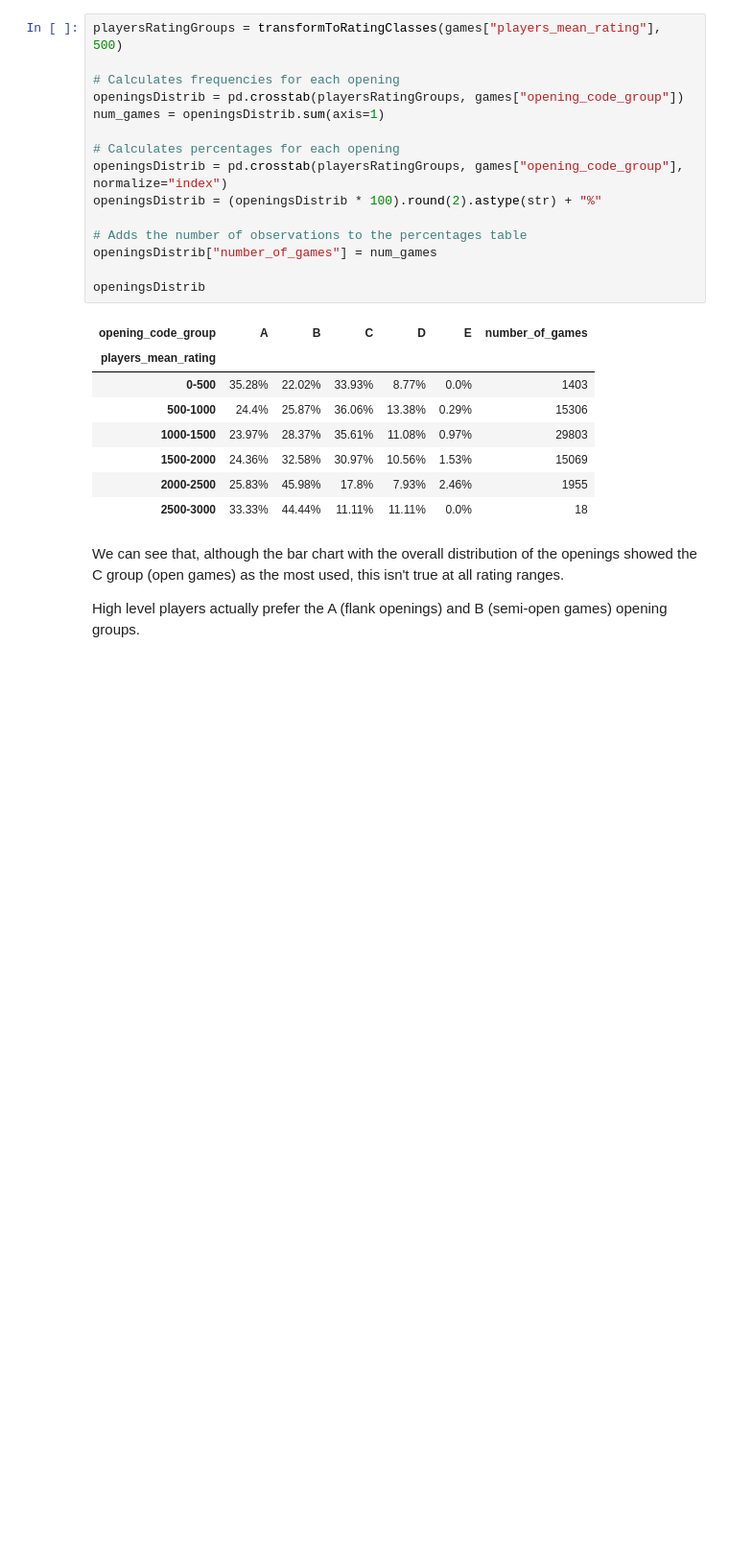
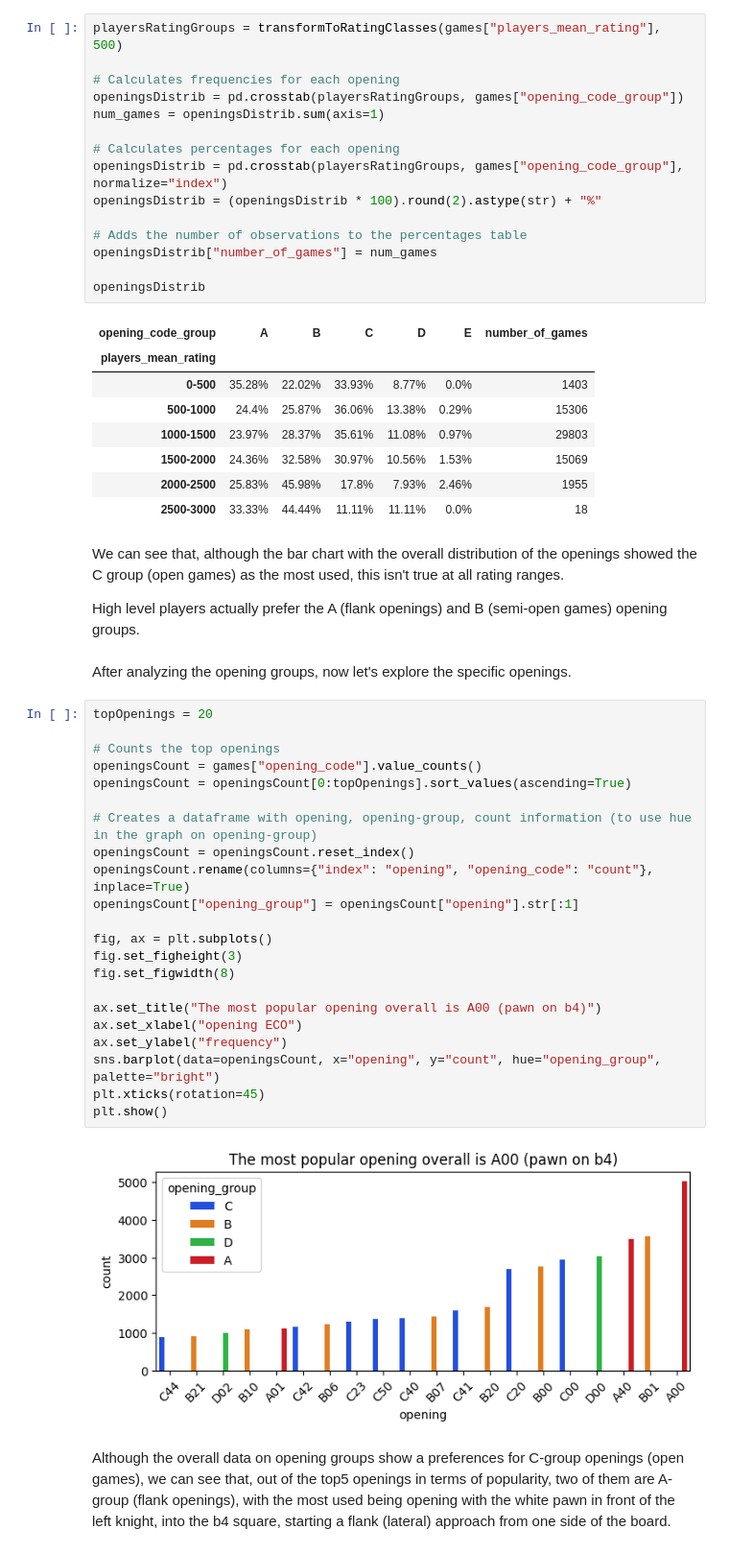
Before and after one commit to lamparelli/chess-data-analysis, a Jupyter notebook: main.ipynb, the cells around one changed output. Shown at 96% size. Drawn from its saved outputs; the diff is of its cells as text; blank space fills up the shorter version.

Commit message:
added analysis on opening eco

```diff
--- a/main.ipynb
+++ b/main.ipynb
@@ -1158,3 +1158,31 @@ openingsDistrib
 We can see that, although the bar chart with the overall distribution of the openings showed the C group (open games) as the most used, this isn't true at all rating ranges.
 
 High level players actually prefer the A (flank openings) and B (semi-open games) opening groups.
+# %% [markdown]
+After analyzing the opening groups, now let's explore the specific openings.
+# %%
+topOpenings = 20
+
+# Counts the top openings
+openingsCount = games["opening_code"].value_counts()
+openingsCount = openingsCount[0:topOpenings].sort_values(ascending=True)
+
+# Creates a dataframe with opening, opening-group, count information (to use hue in the graph on opening-group)
+openingsCount = openingsCount.reset_index()
+openingsCount.rename(columns={"index": "opening", "opening_code": "count"}, inplace=True)
+openingsCount["opening_group"] = openingsCount["opening"].str[:1]
+
+fig, ax = plt.subplots()
+fig.set_figheight(3)
+fig.set_figwidth(8)
+
+ax.set_title("The most popular opening overall is A00 (pawn on b4)")
+ax.set_xlabel("opening ECO")
+ax.set_ylabel("frequency")
+sns.barplot(data=openingsCount, x="opening", y="count", hue="opening_group", palette="bright")
+plt.xticks(rotation=45)
+plt.show()
+# %% [output]
+[figure, added]
+# %% [markdown]
+Although the overall data on opening groups show a preferences for C-group openings (open games), we can see that, out of the top5 openings in terms of popularity, two of them are A-group (flank openings), with the most used being opening with the white pawn in front of the left knight, into the b4 square, starting a flank (lateral) approach from one side of the board.
```
